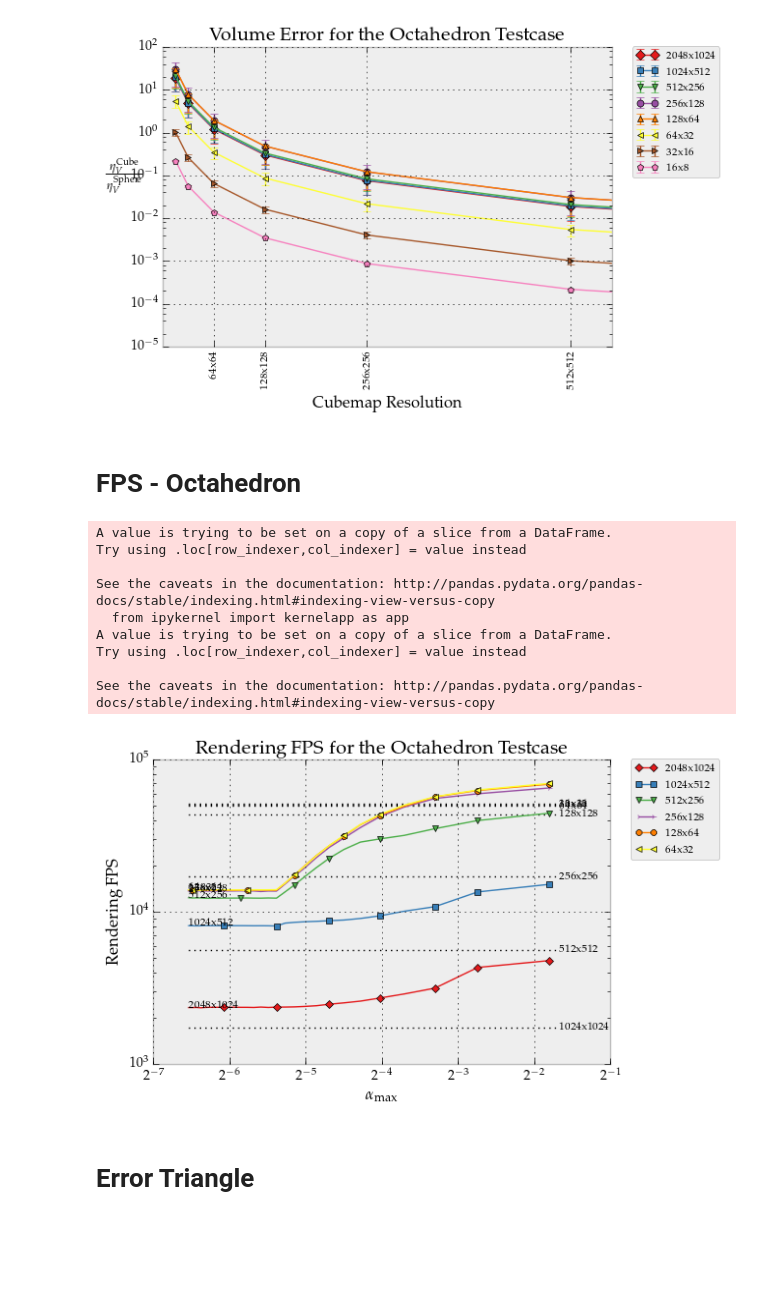
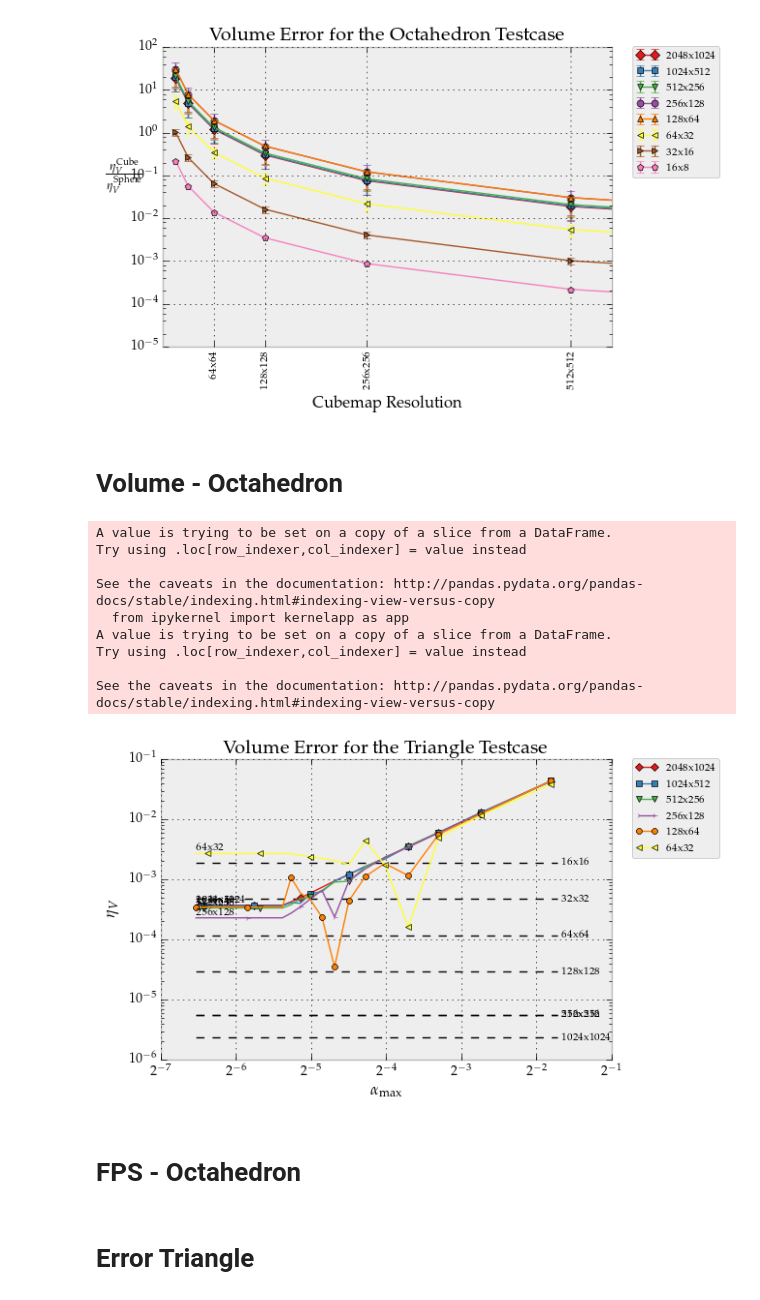
Before and after one commit to mtfranzen/quavis-benchmark, a Jupyter notebook: scripts/util/plots.ipynb, the cells around one changed output. Drawn from its saved outputs; the diff is of its cells as text; code cells hidden in the pictures; blank space fills up the shorter version.

Commit message:
Changed plotting routine.

```diff
--- a/scripts/util/plots.ipynb
+++ b/scripts/util/plots.ipynb
@@ -95,6 +95,64 @@ Try using .loc[row_indexer,col_indexer] = value instead
 
 See the caveats in the documentation: http://pandas.pydata.org/pandas-docs/stable/indexing.html#indexing-view-versus-copy
 [figure]
+# %% [markdown]
+# Volume - Octahedron
+# %%
+df2 = dfo
+df2["DIFF"] = np.abs(df["ACTUAL_RESULT"] - df["EXPECTED_RESULT"])
+df2 = df2[df2["MAPPING"] == "SPHERICAL"]
+df2 = df2[df2["FUNCTION"] == "volume"]
+df2 = df2[df2["GEOM_OFF?"] == 0]
+df2 = df2[df2["TESS_OFF?"] == 0]
+f = plt.figure()
+ax = f.gca()
+
+df3 = dfo
+df3["DIFF"] = np.abs(df3["ACTUAL_RESULT"] - df3["EXPECTED_RESULT"])
+df3 = df3[df3["MAPPING"] == "CUBE"]
+df3 = df3[df3["FUNCTION"] == "spherical_area"]
+for row in df3.iterrows():
+    ax.plot([min(df2["ALPHA"]), np.pi/10-0.01], [row[1]["ERROR"], row[1]["ERROR"]], color="black", linewidth=1,linestyle="dashed")
+    ax.text(np.pi/10, row[1]["ERROR"], "{0}x{1}".format(row[1]["WIDTH"],row[1]["WIDTH"]), fontsize=8, va='center')
+
+marker_selection = ['D','s','v','4','8','<','>','2']
+color_selection = brewer2mpl.get_map('Set1', 'qualitative', 8).mpl_colors
+
+widths = df2["WIDTH"].unique()
+markers = [marker_selection[i] for i in range(len(widths))]
+colors = [color_selection[i] for i in range(len(widths))]
+
+for width, color, marker in zip(widths, colors, markers):
+    if width <= 32:
+        continue
+    df3 = df2[df2["WIDTH"] == width]
+    df3 = df3[df3["ALPHA"] <= np.pi/10]
+    ax.plot(df3["ALPHA"].values, df3["ERROR"].values, color=color, marker=marker, markersize=4, markevery=0.1, linewidth=1, label="{0}x{1}".format(width, width/2))
+
+    rmin = df3["ALPHA"].argmin()
+    mx = df3.loc[rmin]["ALPHA"]
+    my = df3.loc[rmin]["ERROR"]
+    ax.text(mx, my+2.0**((np.log2(my)-3)), "{0}x{1}".format(width, width/2), fontsize=8)
+
+ax.set_xscale('log', basex=2)
+ax.set_yscale('log', basey=10)
+ax.set_ylabel(r"$\eta_V$")
+ax.set_xlabel(r"$\alpha_\mathrm{max}$")
+ax.set_title(r'Volume Error for the Triangle Testcase ')
+ax.set_xlim((2**-7,2**-1))
+ax.legend(fontsize=8, bbox_to_anchor=(1.25,1.02))
+f.savefig("plots/volume_error_octahedron.pdf")
+# %% [output]
+A value is trying to be set on a copy of a slice from a DataFrame.
+Try using .loc[row_indexer,col_indexer] = value instead
+
+See the caveats in the documentation: http://pandas.pydata.org/pandas-docs/stable/indexing.html#indexing-view-versus-copy
+  from ipykernel import kernelapp as app
+A value is trying to be set on a copy of a slice from a DataFrame.
+Try using .loc[row_indexer,col_indexer] = value instead
+
+See the caveats in the documentation: http://pandas.pydata.org/pandas-docs/stable/indexing.html#indexing-view-versus-copy
+[figure, added]
 # %% [markdown]
 # FPS - Octahedron
 # %%
@@ -141,17 +199,6 @@ ax.set_xlabel(r"$\alpha_\mathrm{max}$")
 ax.legend(fontsize=8, bbox_to_anchor=(1.25,1.02))
 ax.set_title(r'Rendering FPS for the Octahedron Testcase')
 f.savefig("plots/volume_fps_octahedron.pdf")
-# %% [output]
-A value is trying to be set on a copy of a slice from a DataFrame.
-Try using .loc[row_indexer,col_indexer] = value instead
-
-See the caveats in the documentation: http://pandas.pydata.org/pandas-docs/stable/indexing.html#indexing-view-versus-copy
-  from ipykernel import kernelapp as app
-A value is trying to be set on a copy of a slice from a DataFrame.
-Try using .loc[row_indexer,col_indexer] = value instead
-
-See the caveats in the documentation: http://pandas.pydata.org/pandas-docs/stable/indexing.html#indexing-view-versus-copy
-[figure, removed]
 # %% [markdown]
 # Error Triangle
 # %%
```
Also changed, not shown: parts of 3 cells of this notebook.
